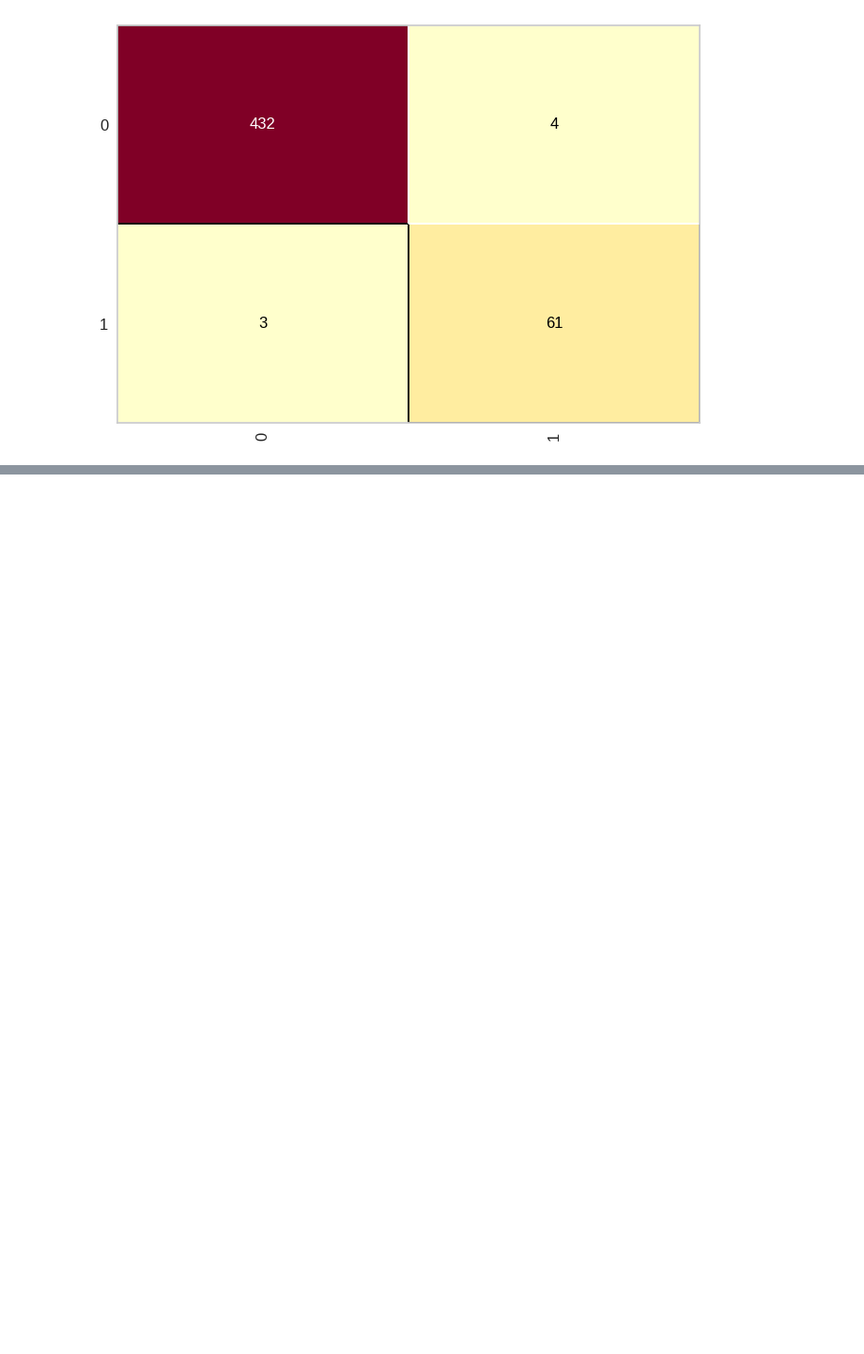
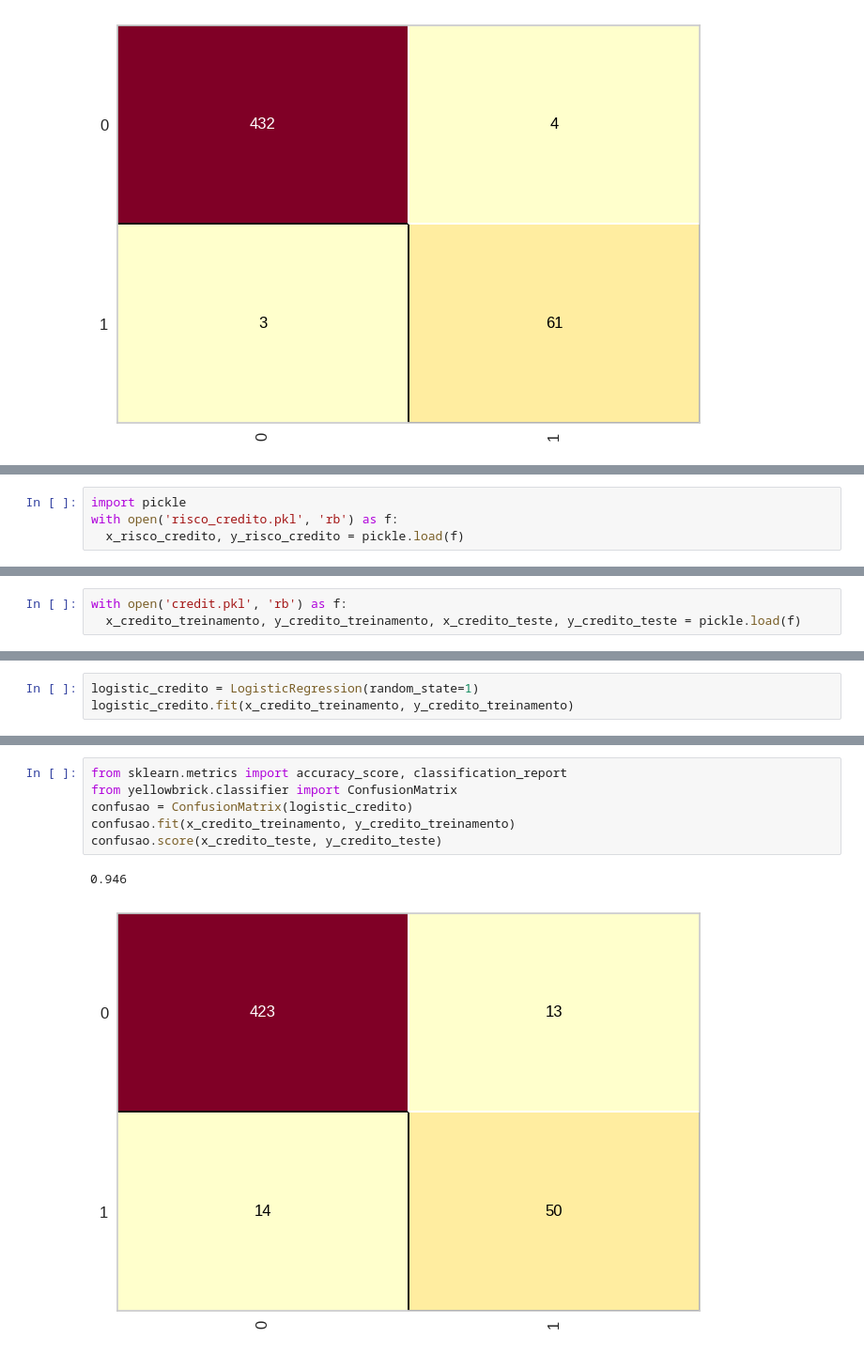
Before and after one commit to Henrique0078/Base_credit_python, a Jupyter notebook: Base_credito.ipynb, the cells around one changed output, grey strips where cells are left out. Shown at 94% size. Cells and saved outputs as stored; diff of their text form; blank space fills up the shorter version.

```diff
--- a/Base_credito.ipynb
+++ b/Base_credito.ipynb
@@ -1123,0 +1130,4 @@ confusao.score(x_credito_teste, y_credito_teste)
+# %%
+import pickle
+with open('risco_credito.pkl', 'rb') as f:
+  x_risco_credito, y_risco_credito = pickle.load(f)
@@ -1123,0 +1201,3 @@ confusao.score(x_credito_teste, y_credito_teste)
+# %%
+with open('credit.pkl', 'rb') as f:
+  x_credito_treinamento, y_credito_treinamento, x_credito_teste, y_credito_teste = pickle.load(f)
@@ -1123,0 +1212,3 @@ confusao.score(x_credito_teste, y_credito_teste)
+# %%
+logistic_credito = LogisticRegression(random_state=1)
+logistic_credito.fit(x_credito_treinamento, y_credito_treinamento)
@@ -1123,0 +1258,9 @@ confusao.score(x_credito_teste, y_credito_teste)
+# %%
+from sklearn.metrics import accuracy_score, classification_report
+from yellowbrick.classifier import ConfusionMatrix
+confusao = ConfusionMatrix(logistic_credito)
+confusao.fit(x_credito_treinamento, y_credito_treinamento)
+confusao.score(x_credito_teste, y_credito_teste)
+# %% [output]
+0.946
+[figure, added]
```
Also changed, not shown: parts of 20 cells of this notebook.
